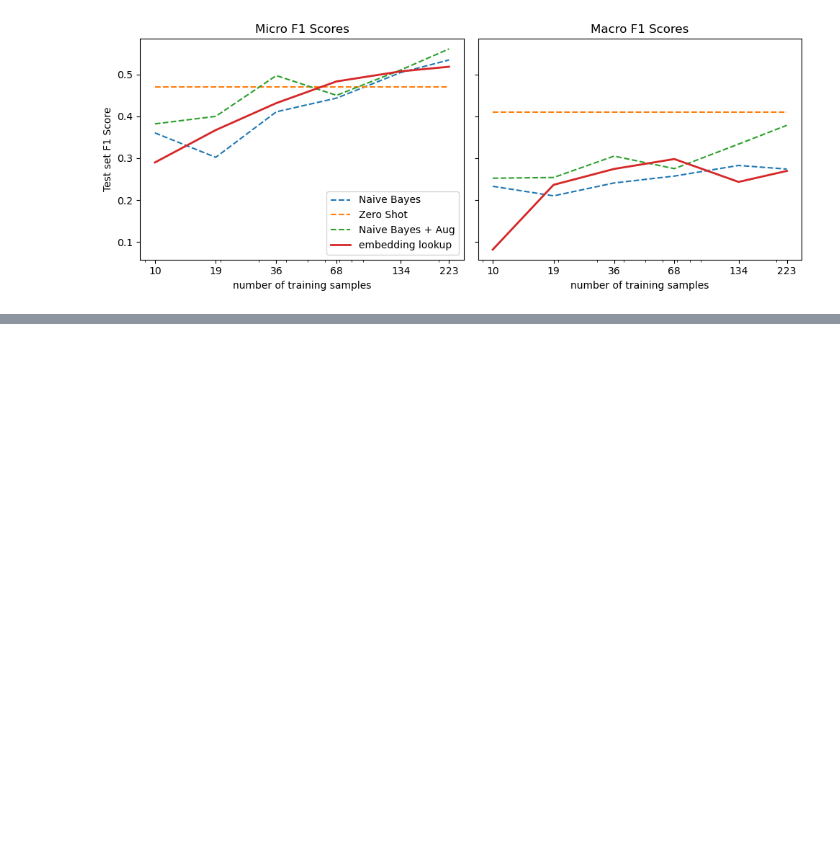
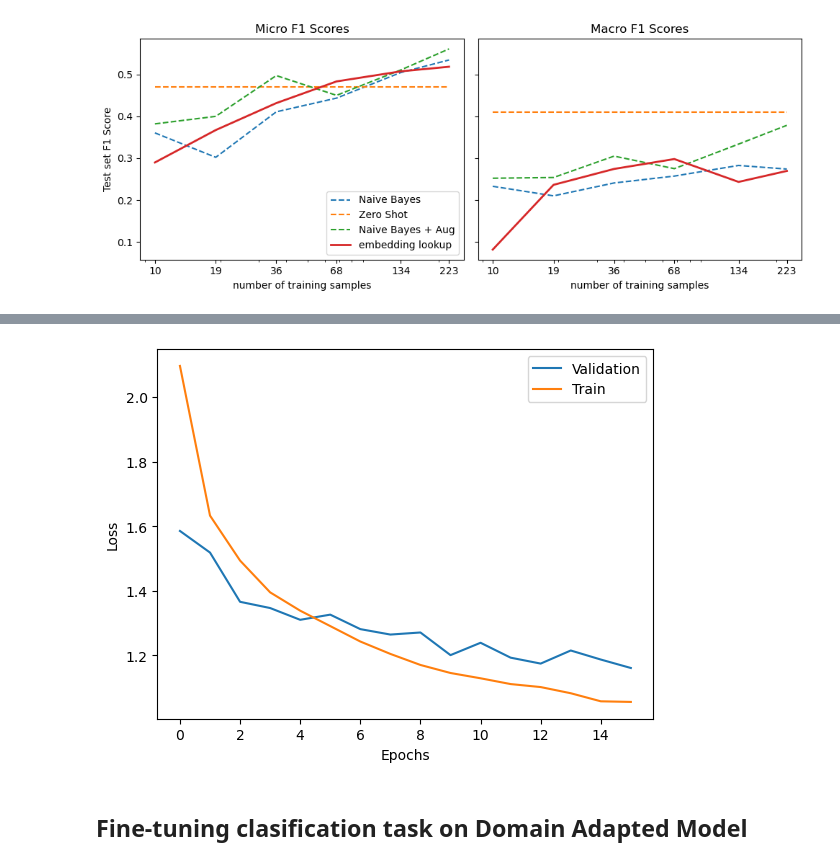
Before and after one commit to spayot/nlp_with_transformers, a Jupyter notebook: chp09_few_to_no_labels/notebooks/nlpt_09_few_to_no_labels.ipynb, the cells around one changed output, grey strips where cells are left out. Drawn from its saved outputs; the diff is of its cells as text; code cells hidden in the pictures; blank space fills up the shorter version.

```diff
--- a/chp09_few_to_no_labels/notebooks/nlpt_09_few_to_no_labels.ipynb
+++ b/chp09_few_to_no_labels/notebooks/nlpt_09_few_to_no_labels.ipynb
@@ -694,0 +917,13 @@ fig.savefig(EVAL_FIGURE_PATH)
+# %%
+def tokenize(batch):
+    return tokenizer(
+        batch["text"],
+        truncation=True,
+        max_length=128,
+        return_special_tokens_mask=True,
+    )
+
+ds_mlm = ds.map(tokenize, batched=True, remove_columns=["labels", "text", "label_ids"])
+# %%
+# collator allows to do random masking on the fly, and define labels
+data_collator = tfm.DataCollatorForLanguageModeling(tokenizer=tokenizer, mlm_probability=0.15)
@@ -694,0 +957,27 @@ fig.savefig(EVAL_FIGURE_PATH)
+# %%
+OUTPUT_DIR = f"../models/{MODEL_CKPT}-github-tfm"
+
+training_args = tfm.TrainingArguments(
+    output_dir = OUTPUT_DIR,
+    per_device_train_batch_size=32,
+    per_device_eval_batch_size=32,
+    logging_strategy="epoch",
+    evaluation_strategy="epoch",
+    save_strategy="no",
+    push_to_hub=False,
+    num_train_epochs=16,
+    log_level="error",
+    report_to="none",
+    optim="adamw_torch",
+)
+
+trainer = tfm.Trainer(
+    model=tfm.AutoModelForMaskedLM.from_pretrained(MODEL_CKPT),
+    tokenizer=tokenizer,
+    args=training_args,
+    data_collator=data_collator,
+    train_dataset=ds_mlm["unsup"],
+    eval_dataset=ds_mlm["train"],
+)
+
+trainer.train()
@@ -694,0 +1003,5 @@ fig.savefig(EVAL_FIGURE_PATH)
+# %%
+# refactored
+fl.plot.plot_trainer_loss(trainer.state.log_history)
+# %% [output]
+[figure, added]
@@ -694,0 +1010,2 @@ fig.savefig(EVAL_FIGURE_PATH)
+# %% [markdown]
+## Fine-tuning clasification task on Domain Adapted Model
```
Also changed, not shown: parts of 23 cells of this notebook, 9 other files.
